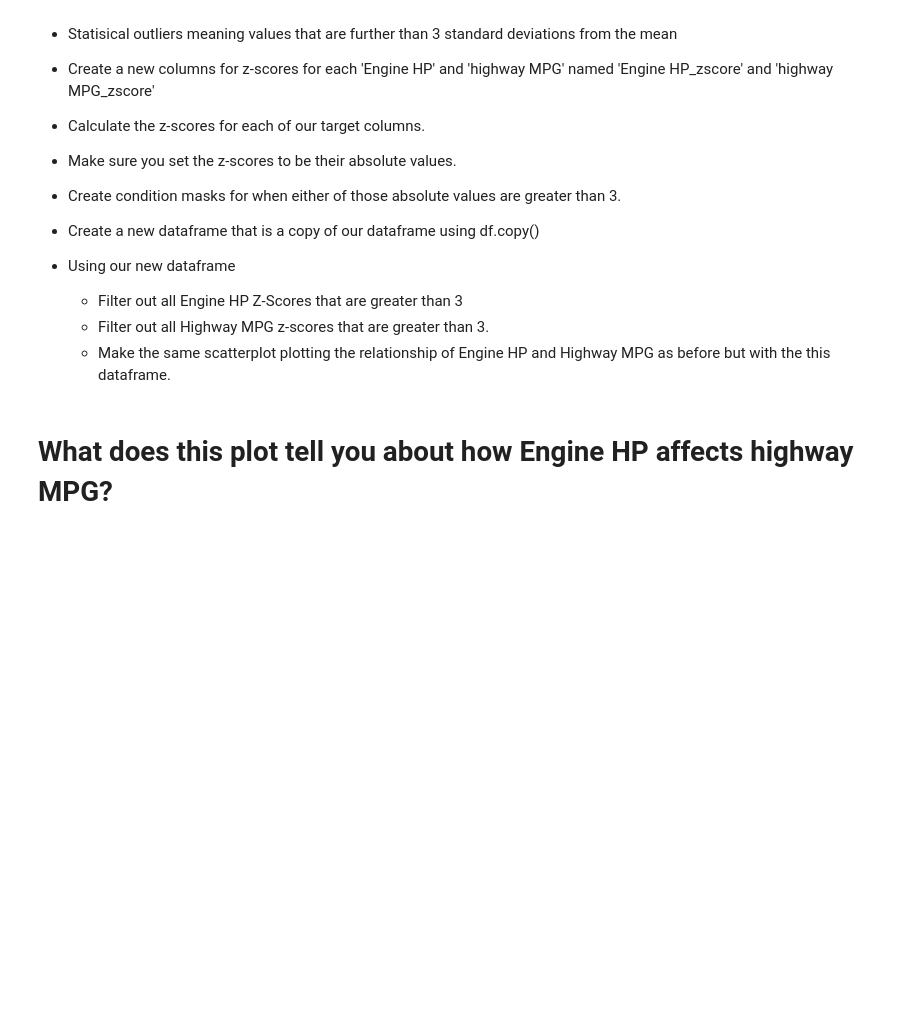
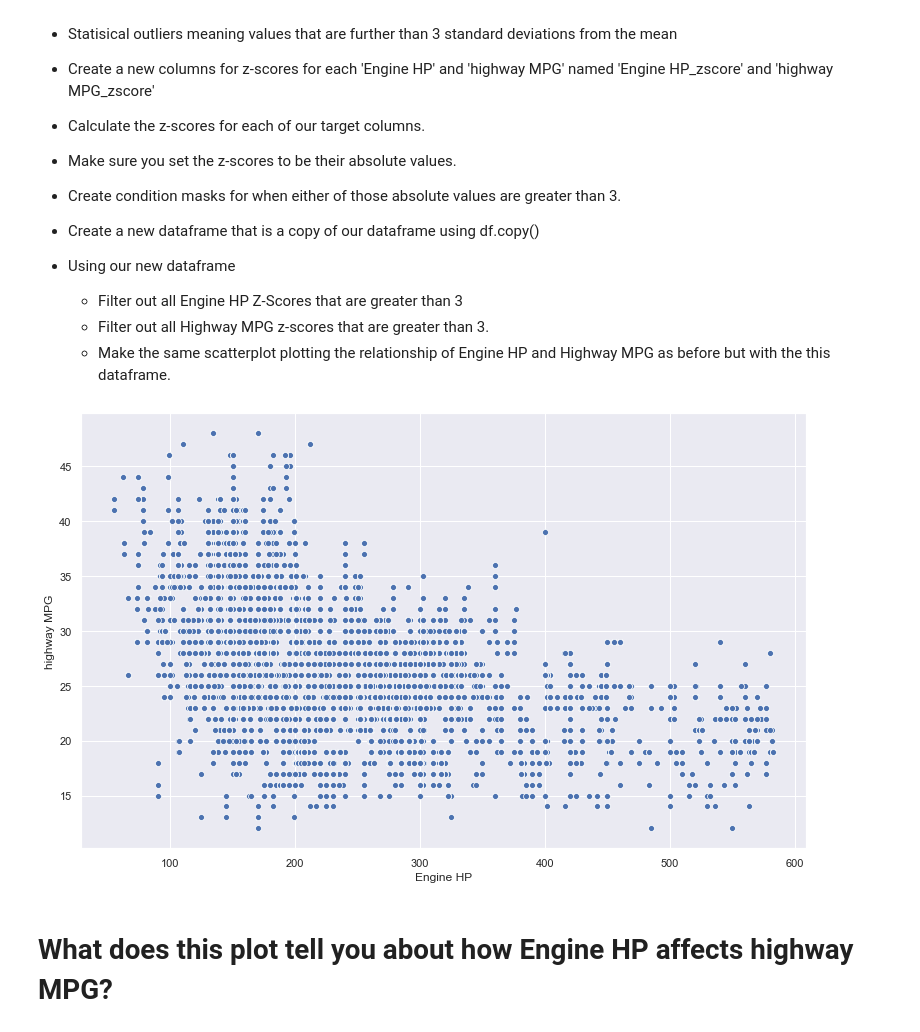
Before and after one commit to xiaqian1999/2020-fall-data-science, a Jupyter notebook: Week2-EDA/Exercise-EDA.ipynb, the cells around one changed output. Cells and saved outputs as stored; diff of their text form; code cells hidden in the pictures; blank space fills up the shorter version.

```diff
--- a/Week2-EDA/Exercise-EDA.ipynb
+++ b/Week2-EDA/Exercise-EDA.ipynb
@@ -246,3 +261,32 @@ ax= sns.histplot(data=df, x='Make', y='adjusted_price')
+# %%
+# Remove any statisical outliers from Engine HP and highway MPG
+
+#original scatterplot
+plt.figure(figsize=(13,8))
+#sns.scatterplot(data=df, x='Engine HP', y='highway MPG');
+
+old_cols = ['Engine HP', 'highway MPG']
+new_zcols = []
+
+for cols in old_cols:
+    new_zcols_name = cols + '_zscore'
+    #Calculate the z-scores for each of our target columns abd set it with absolute values then append to new list
+    df[new_zcols_name] = stats.stats.zscore(df[cols])
+    df[new_zcols_name] = abs(df[new_zcols_name])
+    new_zcols.append(new_zcols_name)
+
+#Create condition masks for when either of those absolute values are greater than 3.
+
+new_df = df.copy()
+
+condition1 = df['Engine HP_zscore'] < 3
+condition2 = df['highway MPG_zscore'] < 3
+
+newdf = df[condition1 & condition2]
+
+sns.scatterplot(data=newdf, x='Engine HP', y='highway MPG');
+# %% [output]
+[figure, added]
 # %% [markdown]
 # What does this plot tell you about how Engine HP affects highway MPG?
 # %%
```
Also changed, not shown: parts of 12 cells of this notebook.
